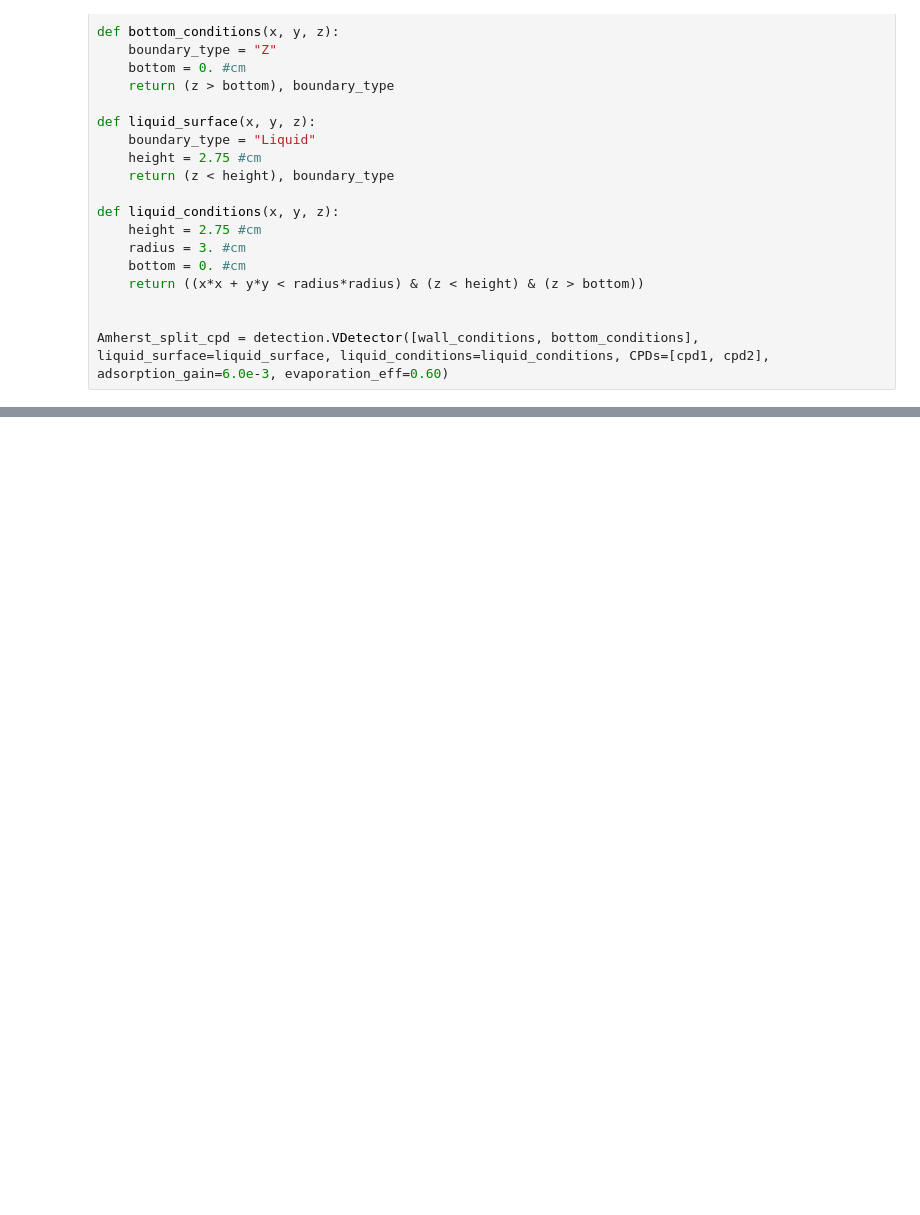
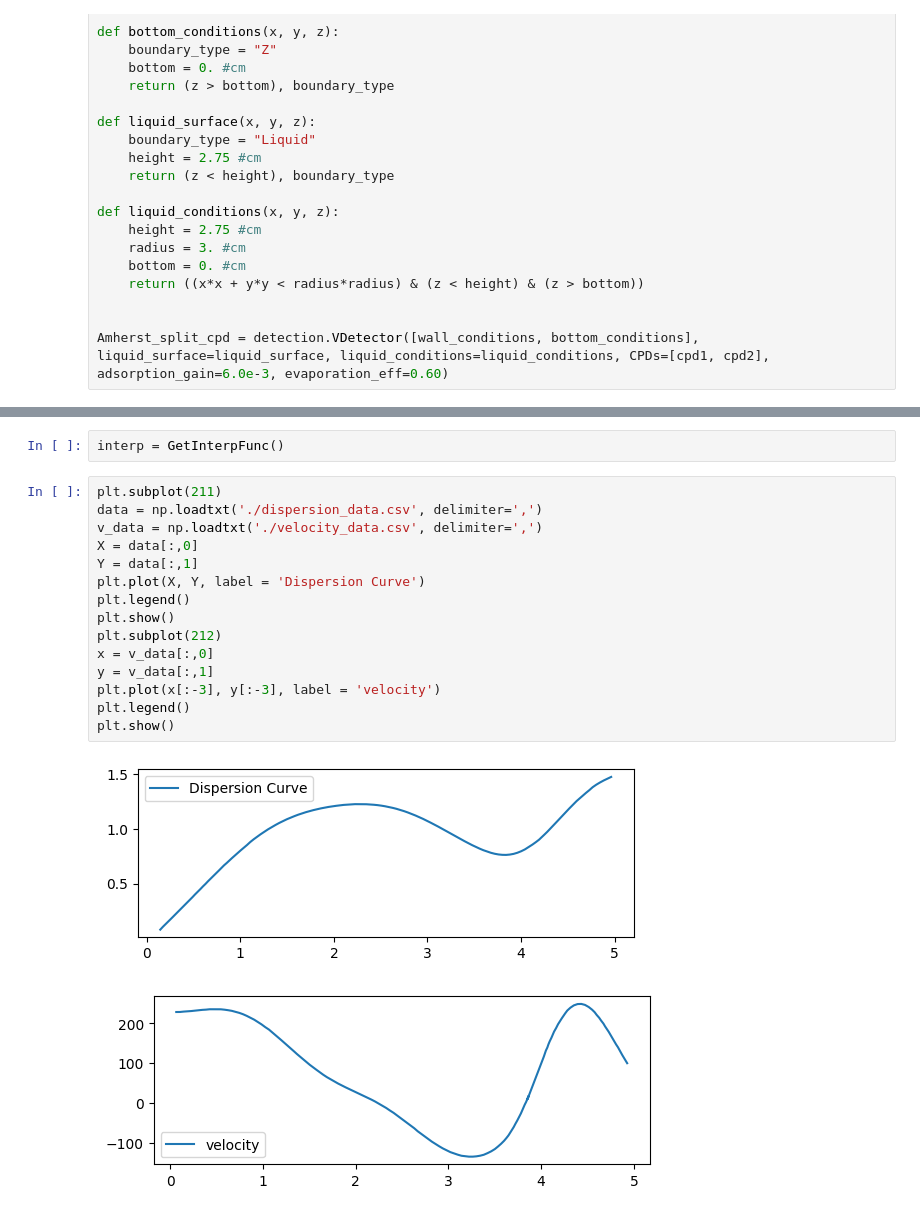
Before and after one commit to spice-herald/HeST, a Jupyter notebook: Amherst_cell_debugging.ipynb, the cells around one changed output, grey strips where cells are left out. Drawn from its saved outputs; the diff is of its cells as text; blank space fills up the shorter version.

```diff
--- a/Amherst_cell_debugging.ipynb
+++ b/Amherst_cell_debugging.ipynb
@@ -139,0 +217,20 @@ plt.legend()
+# %%
+interp = GetInterpFunc()
+# %%
+plt.subplot(211)
+data = np.loadtxt('./dispersion_data.csv', delimiter=',')
+v_data = np.loadtxt('./velocity_data.csv', delimiter=',')
+X = data[:,0]
+Y = data[:,1]
+plt.plot(X, Y, label = 'Dispersion Curve')
+plt.legend()
+plt.show()
+plt.subplot(212)
+x = v_data[:,0]
+y = v_data[:,1]
+plt.plot(x[:-3], y[:-3], label = 'velocity')
+plt.legend()
+plt.show()
+# %% [output]
+[figure, added]
+[figure, added]
```
Also changed, not shown: parts of 7 cells of this notebook, 7 other files.
